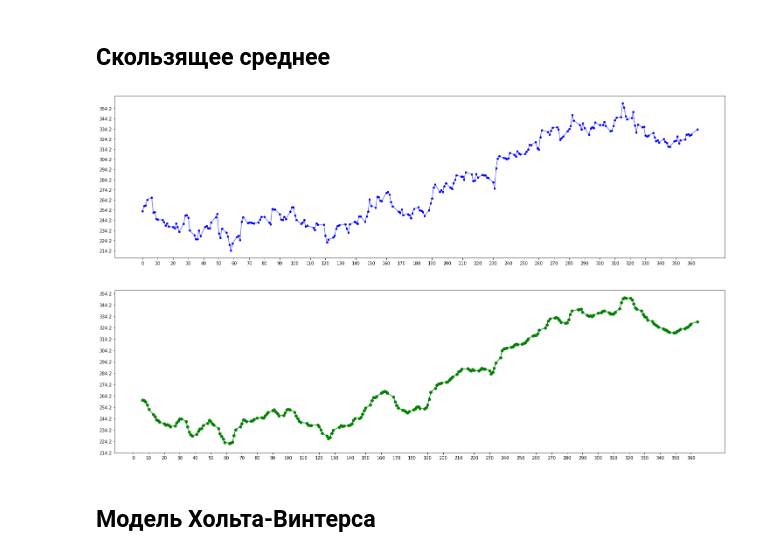
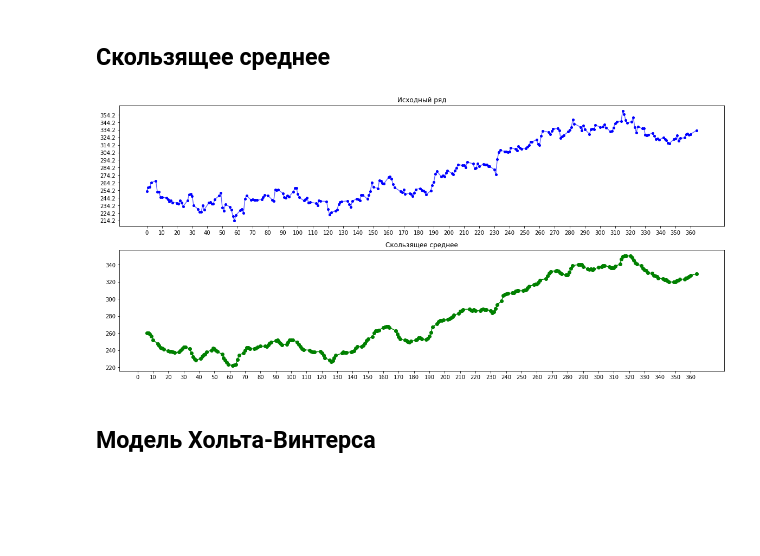
Before and after one commit to ZvarykinM/LabyTimeSeries, a Jupyter notebook: LabyTimeRows_Laba2.ipynb, the cells around one changed output. Saved outputs shown, nothing was run; the diff lists cells and outputs as text; code cells hidden in the pictures; blank space fills up the shorter version.

```diff
--- a/LabyTimeRows_Laba2.ipynb
+++ b/LabyTimeRows_Laba2.ipynb
@@ -20,25 +20,28 @@ plt.xticks(np.arange(0, max(days_by_ind), 10));
 plt.yticks(np.arange(min(sales['Close']), max(sales['Close']), 10));
 # %% [output]
 [figure]
+# %%
+def make_plot(series1, series2, days1, days2, name_of_second_plot = ''):
+    plt.figure(figsize=(20, 9))
+    plt.subplot(2, 1, 1);
+    plt.plot(np.array(days1), np.array(series1), 'ob', alpha = 1, markersize = 4);
+    plt.plot(np.array(days1), np.array(series1), 'b', alpha = 0.6);
+    plt.xticks(np.arange(0, max(days1), 10));
+    plt.yticks(np.arange(min(series1), max(series1), 10));
+    plt.title('Исходный ряд')
+
+    plt.subplot(2, 1, 2);
+    plt.plot(np.array(days2), np.array(series2), "og");
+    plt.plot(np.array(days2), np.array(series2), "g");
+    plt.xticks(np.arange(0, max(days_by_ind), 10));
+    plt.title(name_of_second_plot)
+    #plt.yticks(np.arange(min(sales['Close']), max(sales['Close']), 10));
 # %% [markdown]
 ## Скользящее среднее
-# %%
-plt.figure(figsize=(25, 15))
-plt.subplot(2, 1, 1);
-plt.plot(np.array(sales['Day']), np.array(sales['Close']), 'ob', alpha = 1, markersize = 4);
-plt.plot(np.array(sales['Day']), np.array(sales['Close']), 'b', alpha = 0.6);
-plt.xticks(np.arange(0, max(days_by_ind), 10));
-plt.yticks(np.arange(min(sales['Close']), max(sales['Close']), 10));
-
-n = 5 #параметр окна
-rolling_mean = sales['Close'].rolling(window=n).mean()
-
-plt.subplot(2, 1, 2);
-plt.plot(np.array(sales['Day']), np.array(rolling_mean), "og", label="Rolling mean trend");
-plt.plot(np.array(sales['Day']), np.array(rolling_mean), "g", label="Rolling mean trend");
-plt.xticks(np.arange(0, max(days_by_ind), 10));
-plt.yticks(np.arange(min(sales['Close']), max(sales['Close']), 10));
-# %% [output]
-[figure, removed]
+# %%
+n = 5
+make_plot(sales['Close'], sales['Close'].rolling(window=n).mean(), sales['Day'], sales['Day'], 'Скользящее среднее')
+# %% [output]
+[figure, added]
 # %% [markdown]
 ## Модель Хольта-Винтерса
```
Also changed, not shown: parts of 10 cells of this notebook.
